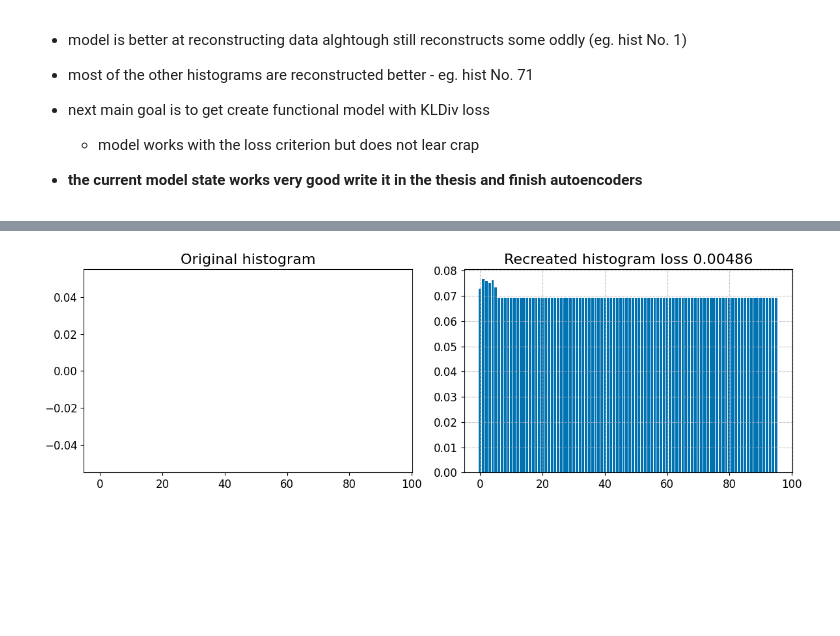
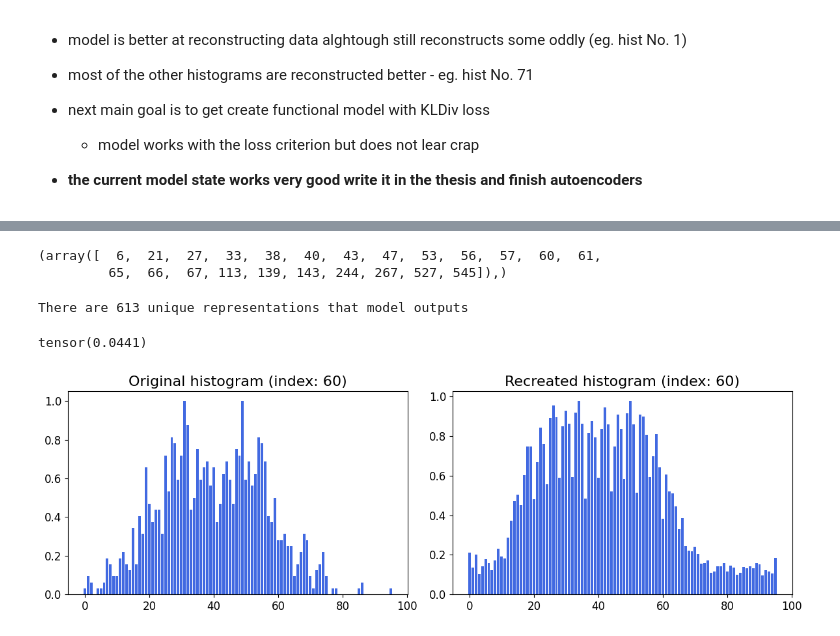
Before and after one commit to jHrdy/vyzkumak, a Jupyter notebook: autoencoders/ae_conv_2.ipynb, the cells around one changed output, grey strips where cells are left out. Drawn from its saved outputs; the diff is of its cells as text; code cells hidden in the pictures; blank space fills up the shorter version.

```diff
--- a/autoencoders/ae_conv_2.ipynb
+++ b/autoencoders/ae_conv_2.ipynb
@@ -117,6 +187,18 @@ optimizer = torch.optim.Adam(params=ae.parameters(), lr=0.001)
+# %%
+batch_size = 32
+train_dataset = HistDataset(X_train)
+test_dataset = HistDataset(X_test)
+
+train_loader = DataLoader(train_dataset, batch_size=batch_size, shuffle=True)
+test_loader = DataLoader(test_dataset, batch_size=batch_size, shuffle=False)
+
+ae_conv = AE()
+criterion = nn.MSELoss()
+optimizer = torch.optim.Adam(params=ae_conv.parameters(), lr=0.00005)
 # %%
 from src.autoencoders import train_ae
 
-losses, ae = train_ae(n_epochs=40, dataloader=dataloader, model=ae, optimizer=optimizer, criterion=criterion)
+ae_conv.train()
+train_losses, val_losses, ae_conv = train_ae(n_epochs=40, dataloader=train_loader, model=ae_conv, val_loader=test_loader, optimizer=optimizer, criterion=criterion)
 # %%
 apply_global_style()
@@ -132,0 +221,3 @@ score = eval_and_plot_score(model=ae, dataloader=dataloader, criterion=criterion
+# %%
+full_dataset = HistDataset(full_dataset)
+dataloader = DataLoader(full_dataset, batch_size=batch_size, shuffle=False)
@@ -133,29 +246,53 @@ score = eval_and_plot_score(model=ae, dataloader=dataloader, criterion=criterion
+# %%
+outliers = np.where(np.array(score) > 0.04)
+outliers
+# %% [output]
+(array([  6,  21,  27,  33,  38,  40,  43,  47,  53,  56,  57,  60,  61,
+         65,  66,  67, 113, 139, 143, 244, 267, 527, 545]),)
+# %%
+import numpy as np
+
+preds = []
+
+with torch.no_grad():
+    for idx, data in enumerate(full_dataset):
+        pred = ae_conv(data.unsqueeze(1)).cpu().numpy().squeeze()
+
+        for p in preds:
+            if np.array_equal(pred, p):
+                break
+        else:
+            preds.append(pred)
+
+print(f"There are {len(preds)} unique representations that model outputs")
+# %% [output]
+There are 613 unique representations that model outputs
 # %%
-idx = 15
+idx = 60
 
-x = dataset[idx].unsqueeze(0)
-pred = ae(x)
-pred = pred.detach().cpu().numpy().squeeze()
+ae_conv.eval()
+pred = ae_conv(full_dataset[idx].unsqueeze(1)).detach()
 
-# loss
-mse = nn.MSELoss()
-target = dataset[idx].detach().cpu().numpy().squeeze()
-
-loss = round(mse(torch.from_numpy(target), torch.from_numpy(pred)).item(), 5)
+criterion = nn.MSELoss()
+loss = criterion(pred, full_dataset[idx])
+pred = pred.squeeze().numpy()
 
 fig, axes = plt.subplots(1, 2, figsize=(12, 4))
 
-axes[0].bar(range(len(pred)), dataset[idx][0])
-axes[0].set_title("Original histogram")
+axes[0].bar(range(len(pred)), full_dataset[idx].squeeze(), zorder=1, color='royalblue')
+axes[0].set_title(f"Original histogram (index: {idx})")
+#axes[0].grid(True, linestyle='--', alpha=0.7, zorder=-2)
 
-axes[1].bar(range(len(pred)), pred)
-axes[1].set_title(f"Recreated histogram loss {loss}")
+axes[1].bar(range(len(pred)), pred, zorder=1, color='royalblue')
+axes[1].set_title(f"Recreated histogram (index: {idx})")
+print(loss)
+#axes[1].grid(True, linestyle='--', alpha=0.7, zorder=-2)
 
-apply_global_style() # fix so both images have plotting styles
 plt.tight_layout()
 plt.show()
 # %% [output]
+tensor(0.0441)
-[figure, old version]
+[figure, new version]
 # %%
 score_dict = {idx : s for idx, s in enumerate(score)}
 indexes_sorted_by_score = sorted(score_dict, key=lambda x: score_dict[x], reverse=True)
```
Also changed, not shown: parts of 16 cells of this notebook, 13 other files.
